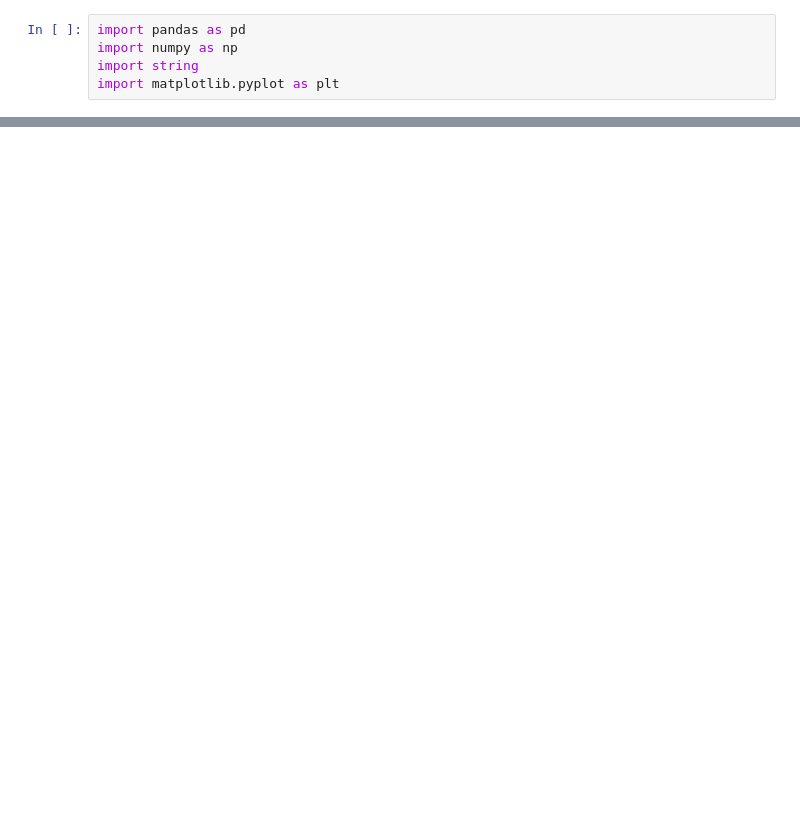
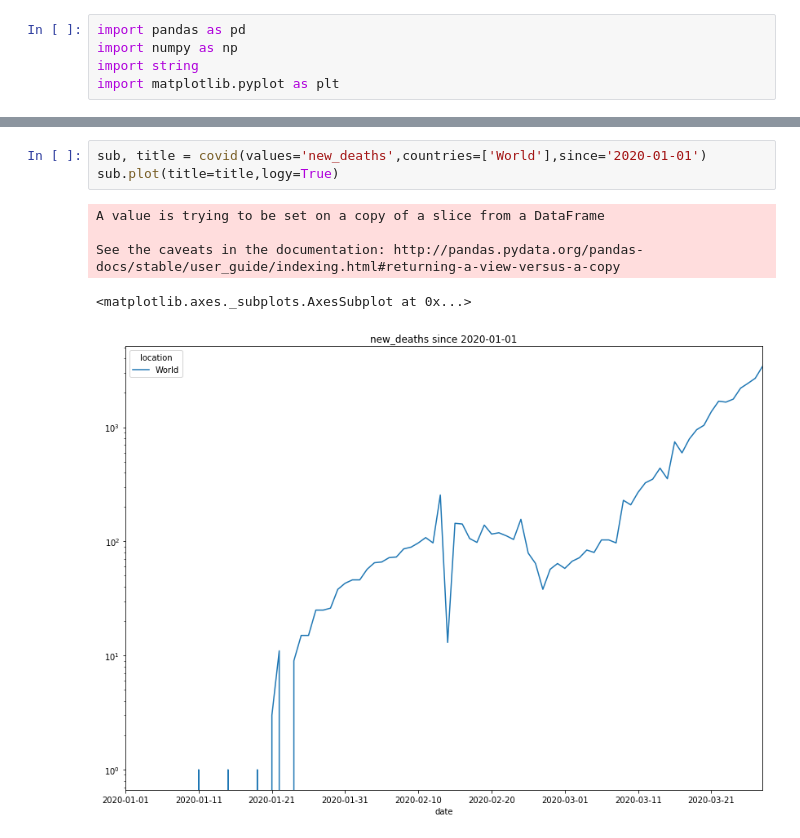
Before and after one commit to bakirl/covid19-tracker, a Jupyter notebook: covid19.ipynb, the cells around one changed output, grey strips where cells are left out. Drawn from its saved outputs; the diff is of its cells as text; blank space fills up the shorter version.

```diff
--- a/covid19.ipynb
+++ b/covid19.ipynb
@@ -46 +53,10 @@ def covid(values=values_def, since=since_def, countries=countries_def, by_pop=0)
     return sub, title
+# %%
+sub, title = covid(values='new_deaths',countries=['World'],since='2020-01-01')
+sub.plot(title=title,logy=True)
+# %% [output]
+A value is trying to be set on a copy of a slice from a DataFrame
+
+See the caveats in the documentation: http://pandas.pydata.org/pandas-docs/stable/user_guide/indexing.html#returning-a-view-versus-a-copy
+<matplotlib.axes._subplots.AxesSubplot at 0x...>
+[figure, added]
```
Also changed, not shown: parts of 9 cells of this notebook.
